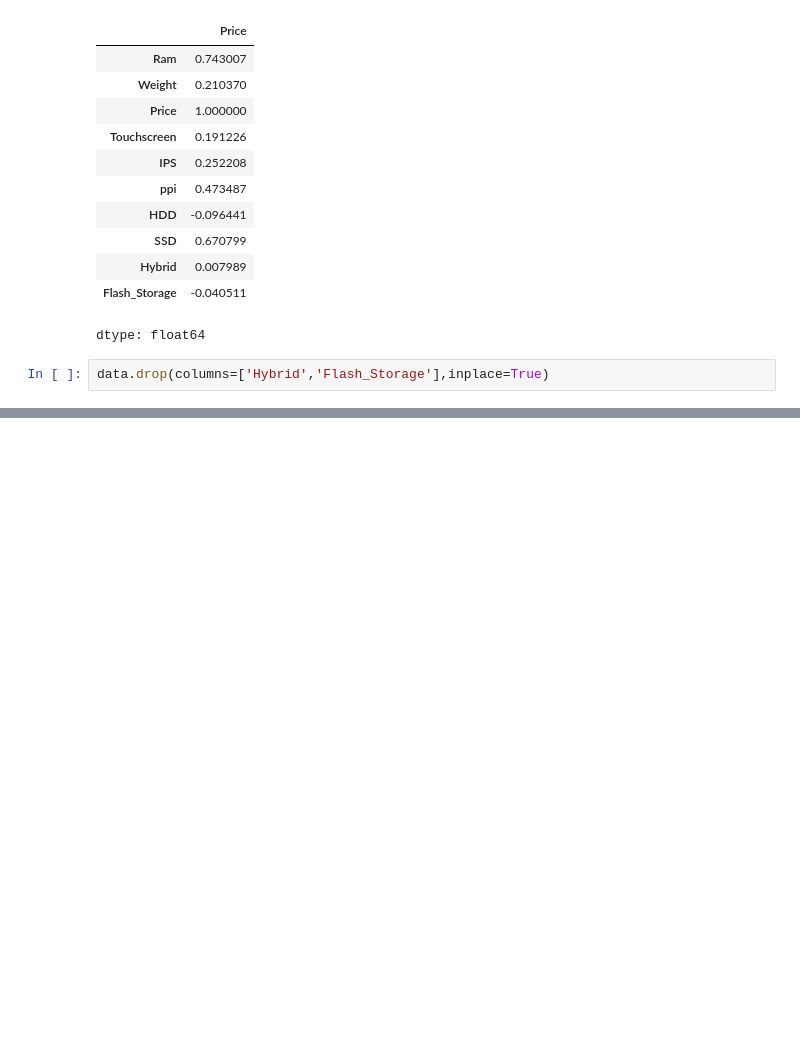
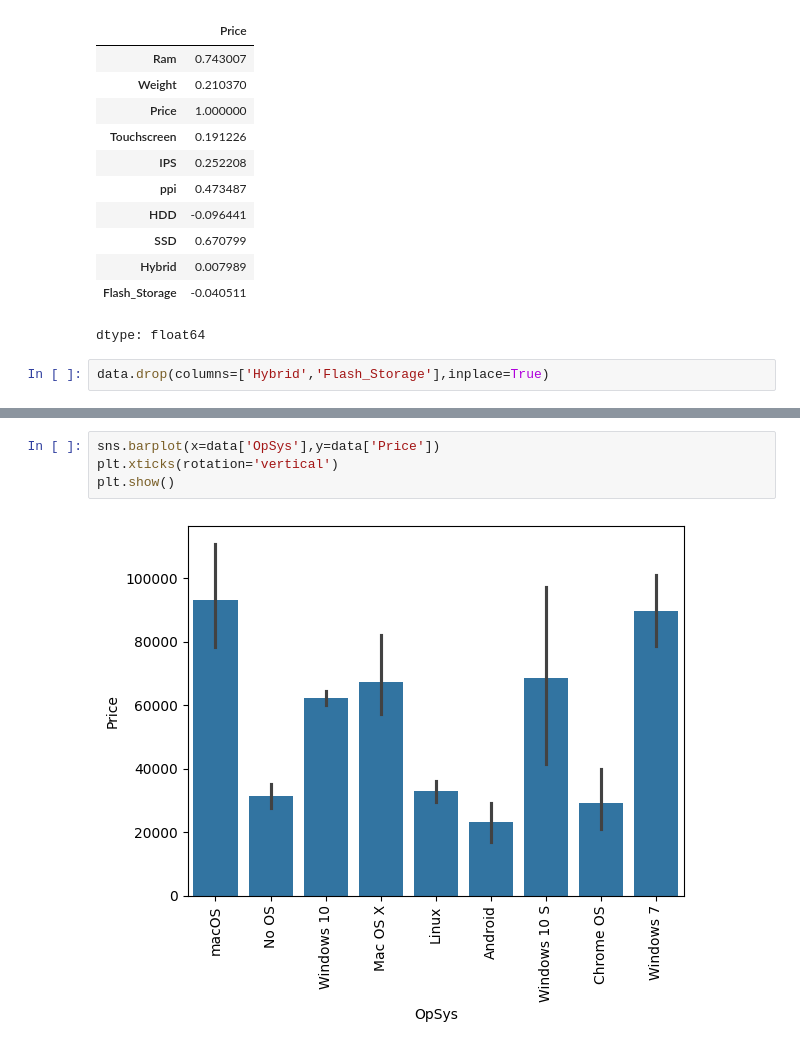
Before and after one commit to Bhumika0403/laptop_price_predictor, a Jupyter notebook: laptop_price_predictor.ipynb, the cells around one changed output, grey strips where cells are left out. Saved outputs shown, nothing was run; the diff lists cells and outputs as text; blank space fills up the shorter version.

```diff
--- a/laptop_price_predictor.ipynb
+++ b/laptop_price_predictor.ipynb
@@ -527,0 +615,6 @@ data.head()
+# %%
+sns.barplot(x=data['OpSys'],y=data['Price'])
+plt.xticks(rotation='vertical')
+plt.show()
+# %% [output]
+[figure, added]
```
Also changed, not shown: parts of 48 cells of this notebook.
